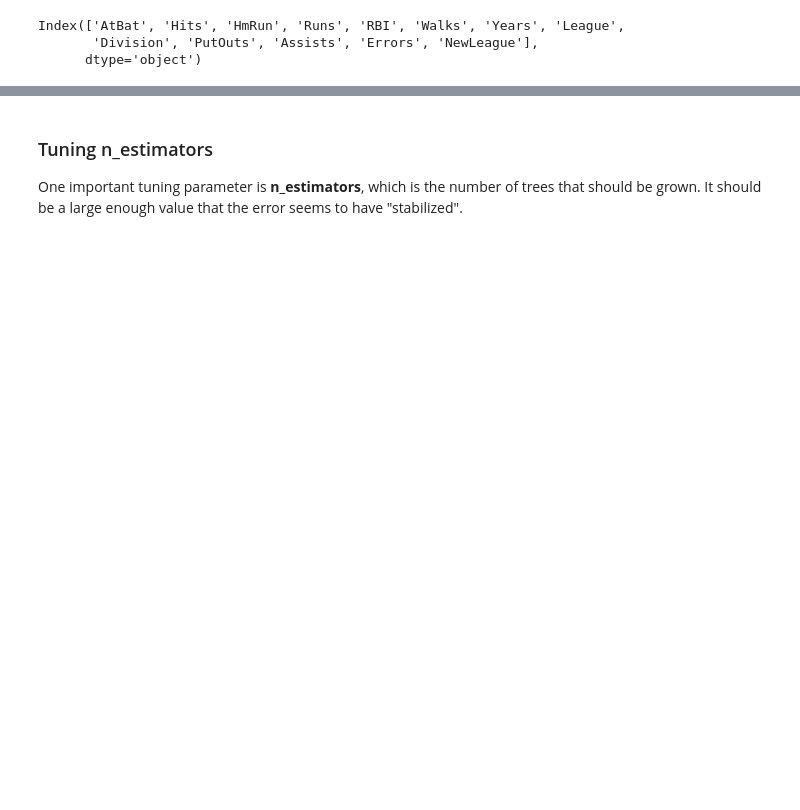
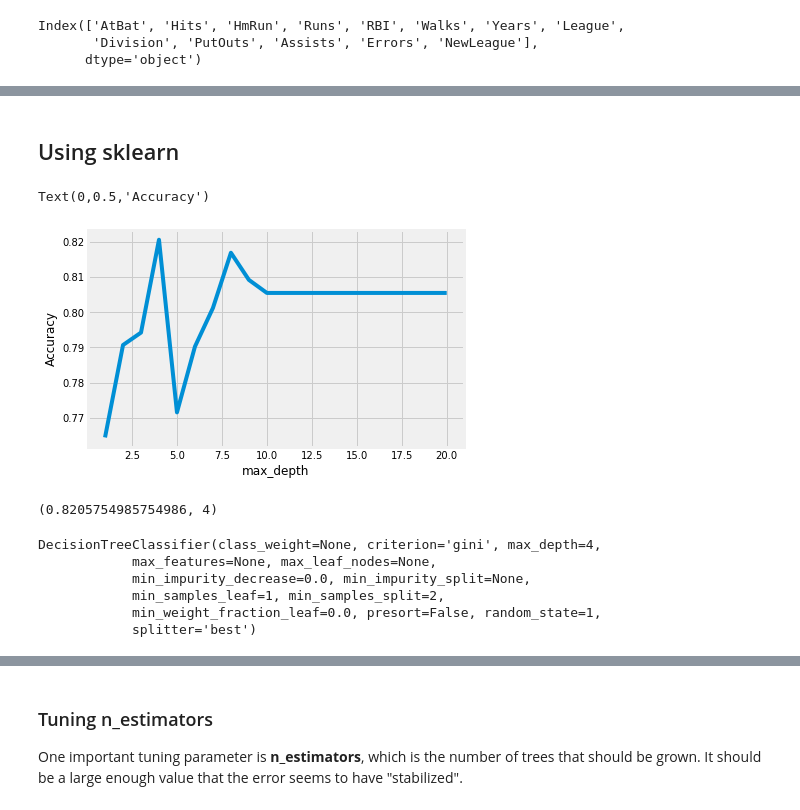
Before and after one commit to albahnsen/PracticalMachineLearningClass, a Jupyter notebook: notebooks/13-Ensembles_RandomForest.ipynb, the cells around one changed output, grey strips where cells are left out. Saved outputs shown, nothing was run; the diff lists cells and outputs as text; code cells hidden in the pictures; blank space fills up the shorter version.

```diff
--- a/notebooks/13-Ensembles_RandomForest.ipynb
+++ b/notebooks/13-Ensembles_RandomForest.ipynb
@@ -107,14 +78,0 @@ Find the best **max_depth** for a decision tree using cross-validation:
-# %%
-# list of values to try for max_depth
-max_depth_range = range(1, 21)
-
-# list to store the average RMSE for each value of max_depth
-RMSE_scores = []
-
-# use 10-fold cross-validation with each value of max_depth
-from sklearn.model_selection import cross_val_score
-from sklearn.tree import DecisionTreeRegressor
-for depth in max_depth_range:
-    treereg = DecisionTreeRegressor(max_depth=depth, random_state=1)
-    MSE_scores = cross_val_score(treereg, X, y, cv=10,scoring='neg_mean_squared_error')
-    RMSE_scores.append(np.mean(np.sqrt(-MSE_scores)))
@@ -174,0 +356,40 @@ RandomForestRegressor(bootstrap=True, criterion='mse', max_depth=None,
+# %% [markdown]
+## Using sklearn
+# %%
+# list of values to try for max_depth
+max_depth_range = range(1, 21)
+
+# list to store the average RMSE for each value of max_depth
+accuracy_scores = []
+
+# use 10-fold cross-validation with each value of max_depth
+from sklearn.model_selection import cross_val_score
+from sklearn.tree import DecisionTreeClassifier
+
+for depth in max_depth_range:
+    clf = DecisionTreeClassifier(max_depth=depth, random_state=1)
+    accuracy_scores.append(cross_val_score(clf, X, y, cv=10, scoring='accuracy').mean())
+# %%
+# plot max_depth (x-axis) versus RMSE (y-axis)
+plt.plot(max_depth_range, accuracy_scores)
+plt.xlabel('max_depth')
+plt.ylabel('Accuracy')
+# %% [output]
+Text(0,0.5,'Accuracy')
+[figure, added]
+# %%
+# show the best acuracy and the corresponding max_depth
+sorted(zip(accuracy_scores, max_depth_range))[::-1][0]
+# %% [output]
+(0.8205754985754986, 4)
+# %%
+# max_depth=2 was best, so fit a tree using that parameter
+clf = DecisionTreeClassifier(max_depth=4, random_state=1)
+clf.fit(X, y)
+# %% [output]
+DecisionTreeClassifier(class_weight=None, criterion='gini', max_depth=4,
+            max_features=None, max_leaf_nodes=None,
+            min_impurity_decrease=0.0, min_impurity_split=None,
+            min_samples_leaf=1, min_samples_split=2,
+            min_weight_fraction_leaf=0.0, presort=False, random_state=1,
+            splitter='best')
```
Also changed, not shown: parts of 71 cells of this notebook, 2 other files.
